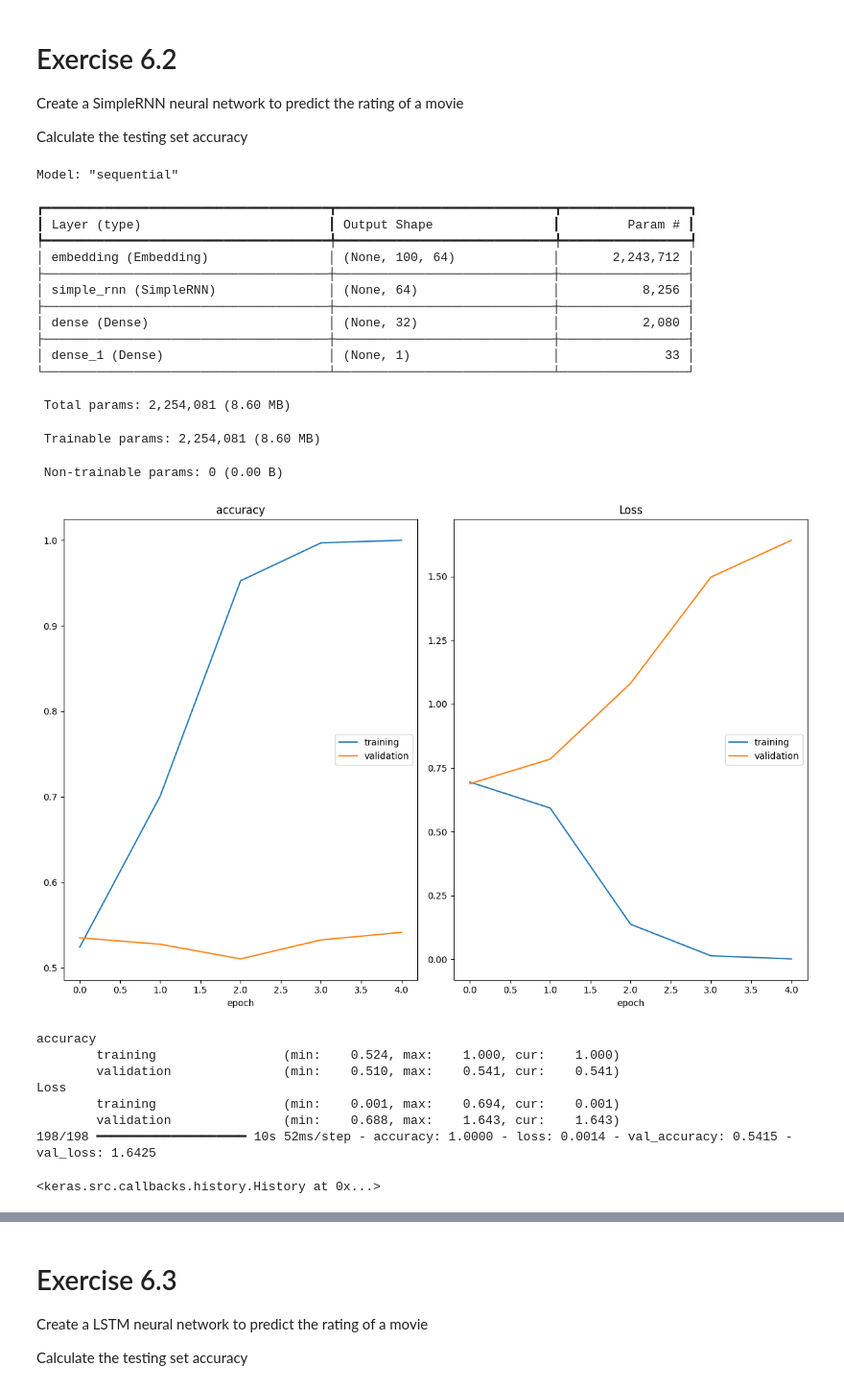
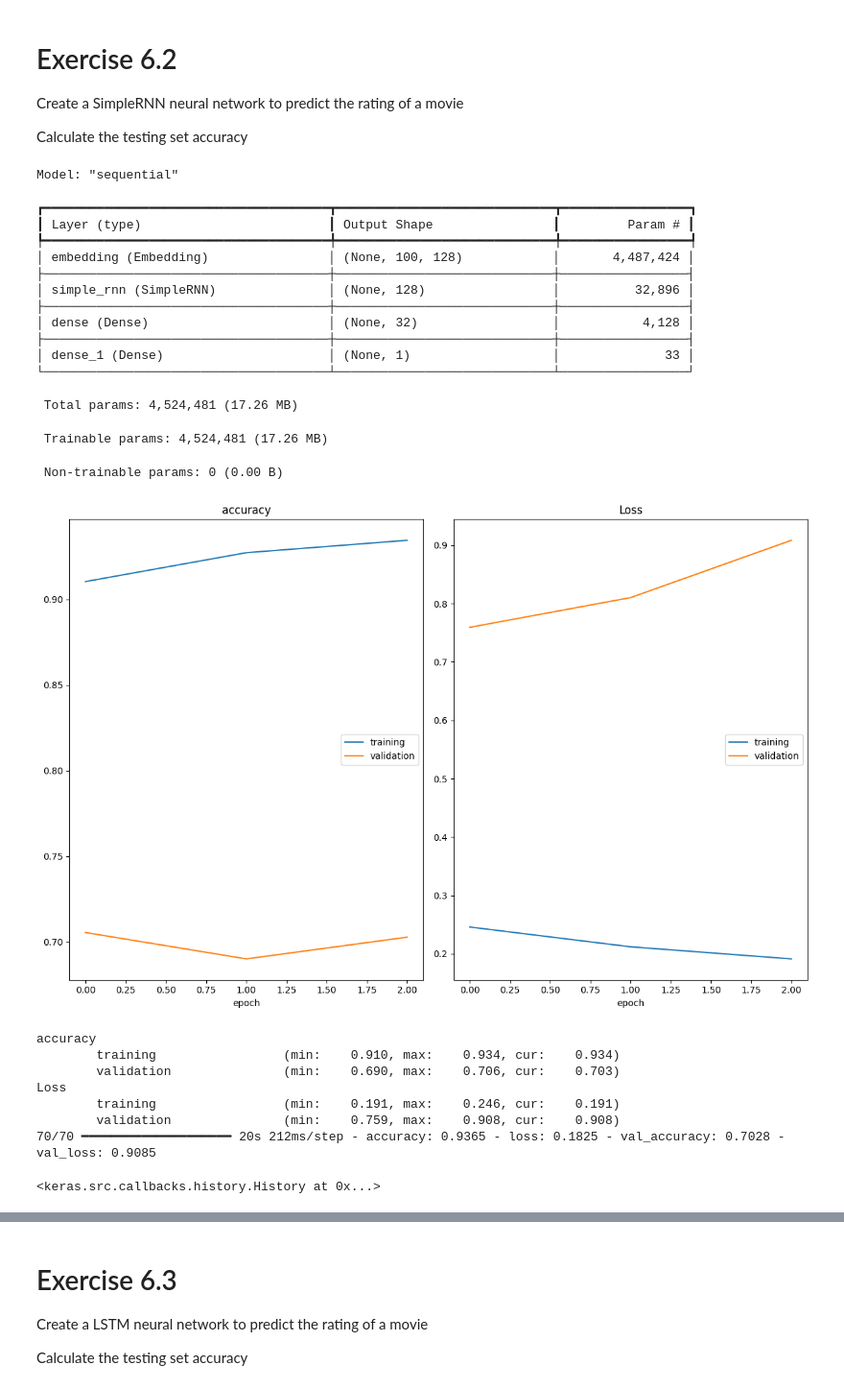
Before and after one commit to daferocu/Topicos-Avanzados, a Jupyter notebook: datalab/Talleres 2/E7 - RNN, LSTM, GRU/E6_RNN_LSTM_GRU.ipynb, the cells around one changed output, grey strips where cells are left out. Shown: that part at 96% size. Saved outputs shown, nothing was run; the diff lists cells and outputs as text; code cells hidden in the pictures.

```diff
--- a/datalab/Talleres 2/E7 - RNN, LSTM, GRU/E6_RNN_LSTM_GRU.ipynb
+++ b/datalab/Talleres 2/E7 - RNN, LSTM, GRU/E6_RNN_LSTM_GRU.ipynb
@@ -64,4 +66,5 @@ dataTraining['rating'].mean()
 6.402875601722828
 # %%
 plots = dataTraining['plot']
-y = (dataTraining['rating'] >= dataTraining['rating'].mean()).astype(int)
+# y = (dataTraining['rating'] >= dataTraining['rating'].mean()).astype(int)
+y = (dataTraining['rating'] >= math.floor(dataTraining['rating'].mean())).astype(int)
@@ -109,7 +120,8 @@ def tokenize(text):
 
 X = plots.apply(tokenize)
 
-tokenizer = Tokenizer() # Tokenizer(num_words=5000)
+# tokenizer = Tokenizer()
+tokenizer = Tokenizer(num_words=5000)
 tokenizer.fit_on_texts(X)
 print('Total words: ', len(tokenizer.word_index))
 # %% [output]
@@ -137,0 +158,3 @@ output_dim = 128
+# %%
+smote = SMOTE(random_state=42)
+X_padded, y = smote.fit_resample(X_padded, y)
@@ -167,11 +206,10 @@ Create a SimpleRNN neural network to predict the rating of a movie
 Calculate the testing set accuracy
 # %%
 K.clear_session()
-# op = opts.SGD(learning_rate=learning_rate)
 
 model = Sequential()
-model.add(Embedding(input_dim=vocab_size, output_dim=64, input_length=max_sequence_length))
-model.add(SimpleRNN(64))
+model.add(Embedding(input_dim=vocab_size, output_dim=128, input_length=max_sequence_length))
+model.add(SimpleRNN(128))
 model.add(Dense(32, activation='relu'))
 model.add(Dense(1, activation='sigmoid'))
 model.compile(optimizer='adam', loss='binary_crossentropy', metrics=['accuracy'])
@@ -182,29 +220,29 @@ Model: "sequential"
 ┏━━━━━━━━━━━━━━━━━━━━━━━━━━━━━━━━━━━━━━┳━━━━━━━━━━━━━━━━━━━━━━━━━━━━━┳━━━━━━━━━━━━━━━━━┓
 ┃ Layer (type)                         ┃ Output Shape                ┃         Param # ┃
 ┡━━━━━━━━━━━━━━━━━━━━━━━━━━━━━━━━━━━━━━╇━━━━━━━━━━━━━━━━━━━━━━━━━━━━━╇━━━━━━━━━━━━━━━━━┩
-│ embedding (Embedding)                │ (None, 100, 64)             │       2,243,712 │
+│ embedding (Embedding)                │ (None, 100, 128)            │       4,487,424 │
 ├──────────────────────────────────────┼─────────────────────────────┼─────────────────┤
-│ simple_rnn (SimpleRNN)               │ (None, 64)                  │           8,256 │
+│ simple_rnn (SimpleRNN)               │ (None, 128)                 │          32,896 │
 ├──────────────────────────────────────┼─────────────────────────────┼─────────────────┤
-│ dense (Dense)                        │ (None, 32)                  │           2,080 │
+│ dense (Dense)                        │ (None, 32)                  │           4,128 │
 ├──────────────────────────────────────┼─────────────────────────────┼─────────────────┤
 │ dense_1 (Dense)                      │ (None, 1)                   │              33 │
 └──────────────────────────────────────┴─────────────────────────────┴─────────────────┘
- Total params: 2,254,081 (8.60 MB)
+ Total params: 4,524,481 (17.26 MB)
- Trainable params: 2,254,081 (8.60 MB)
+ Trainable params: 4,524,481 (17.26 MB)
  Non-trainable params: 0 (0.00 B)
 # %%
 model.fit(X_train, y_train,
           validation_data=[X_test, y_test],
-          batch_size=32, epochs=5, verbose=1,
+          batch_size=128, epochs=3, verbose=1,
           callbacks=[PlotLossesKeras()])
 # %% [output]
-[figure, old version]
+[figure, new version]
 accuracy
-        training                 (min:    0.524, max:    1.000, cur:    1.000)
-        validation               (min:    0.510, max:    0.541, cur:    0.541)
+        training                 (min:    0.910, max:    0.934, cur:    0.934)
+        validation               (min:    0.690, max:    0.706, cur:    0.703)
 Loss
-        training                 (min:    0.001, max:    0.694, cur:    0.001)
-        validation               (min:    0.688, max:    1.643, cur:    1.643)
-198/198 ━━━━━━━━━━━━━━━━━━━━ 10s 52ms/step - accuracy: 1.0000 - loss: 0.0014 - val_accuracy: 0.5415 - val_loss: 1.6425
+        training                 (min:    0.191, max:    0.246, cur:    0.191)
+        validation               (min:    0.759, max:    0.908, cur:    0.908)
+70/70 ━━━━━━━━━━━━━━━━━━━━ 20s 212ms/step - accuracy: 0.9365 - loss: 0.1825 - val_accuracy: 0.7028 - val_loss: 0.9085
 <keras.src.callbacks.history.History at 0x...>
```
Also changed, not shown: parts of 20 cells of this notebook.
